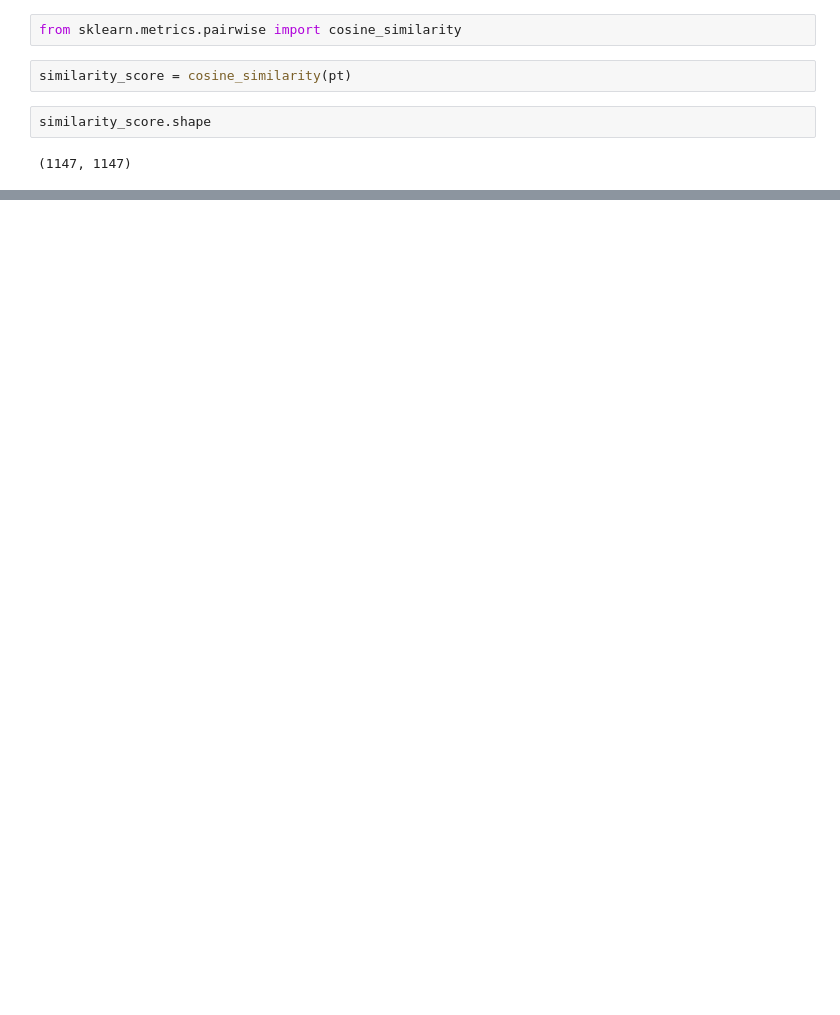
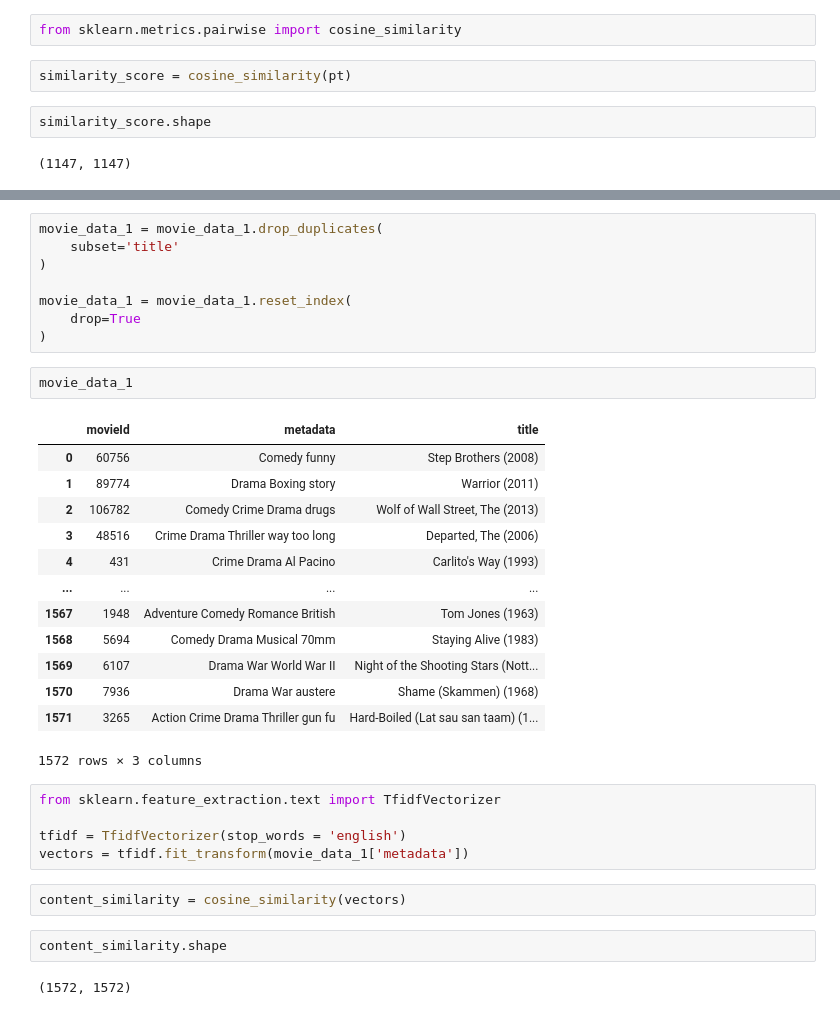
Before and after one commit to KHITOLIA/Movie-Recommendation-System-using-Collaborative-Filtering, a Jupyter notebook: notebook/recommendation_system.ipynb, the cells around one changed output, grey strips where cells are left out. Drawn from its saved outputs; the diff is of its cells as text; blank space fills up the shorter version.

```diff
--- a/notebook/recommendation_system.ipynb
+++ b/notebook/recommendation_system.ipynb
@@ -313,0 +343,35 @@ pt.index[0].replace("(", "").replace(")", "")[]
+# %%
+movie_data_1 = movie_data_1.drop_duplicates(
+    subset='title'
+)
+
+movie_data_1 = movie_data_1.reset_index(
+    drop=True
+)
+# %%
+movie_data_1
+# %% [output]
+|  | movieId | metadata | title |
+| 0 | 60756 | Comedy funny | Step Brothers (2008) |
+| 1 | 89774 | Drama Boxing story | Warrior (2011) |
+| 2 | 106782 | Comedy Crime Drama drugs | Wolf of Wall Street, The (2013) |
+| 3 | 48516 | Crime Drama Thriller way too long | Departed, The (2006) |
+| 4 | 431 | Crime Drama Al Pacino | Carlito's Way (1993) |
+| ... | ... | ... | ... |
+| 1567 | 1948 | Adventure Comedy Romance British | Tom Jones (1963) |
+| 1568 | 5694 | Comedy Drama Musical 70mm | Staying Alive (1983) |
+| 1569 | 6107 | Drama War World War II | Night of the Shooting Stars (Nott... |
+| 1570 | 7936 | Drama War austere | Shame (Skammen) (1968) |
+| 1571 | 3265 | Action Crime Drama Thriller gun fu | Hard-Boiled (Lat sau san taam) (1... |
+1572 rows × 3 columns
+# %%
+from sklearn.feature_extraction.text import TfidfVectorizer
+
+tfidf = TfidfVectorizer(stop_words = 'english')
+vectors = tfidf.fit_transform(movie_data_1['metadata'])
+# %%
+content_similarity = cosine_similarity(vectors)
+# %%
+content_similarity.shape
+# %% [output]
+(1572, 1572)
```
Also changed, not shown: parts of 27 cells of this notebook, 6 other files.
